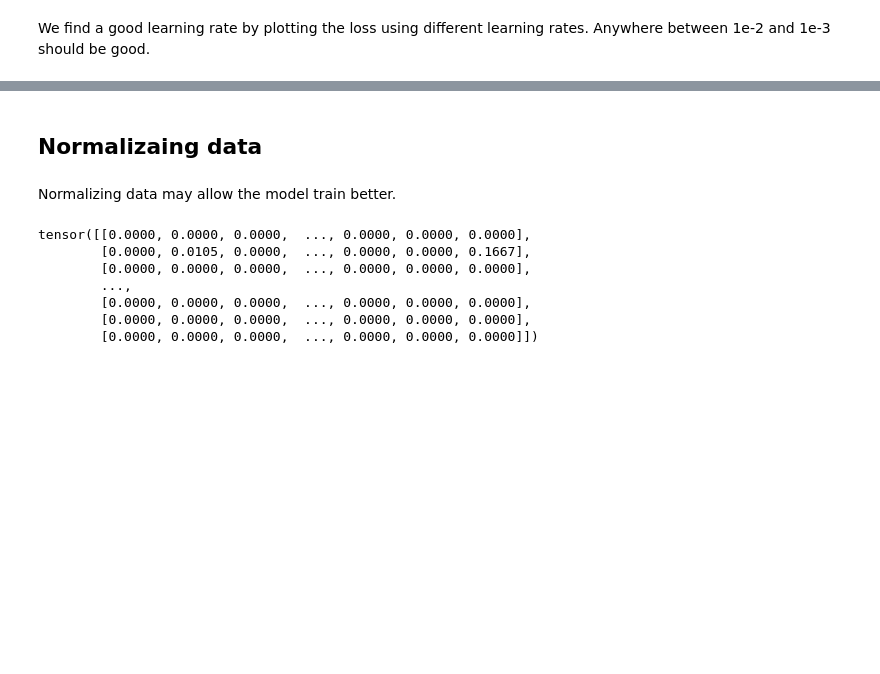
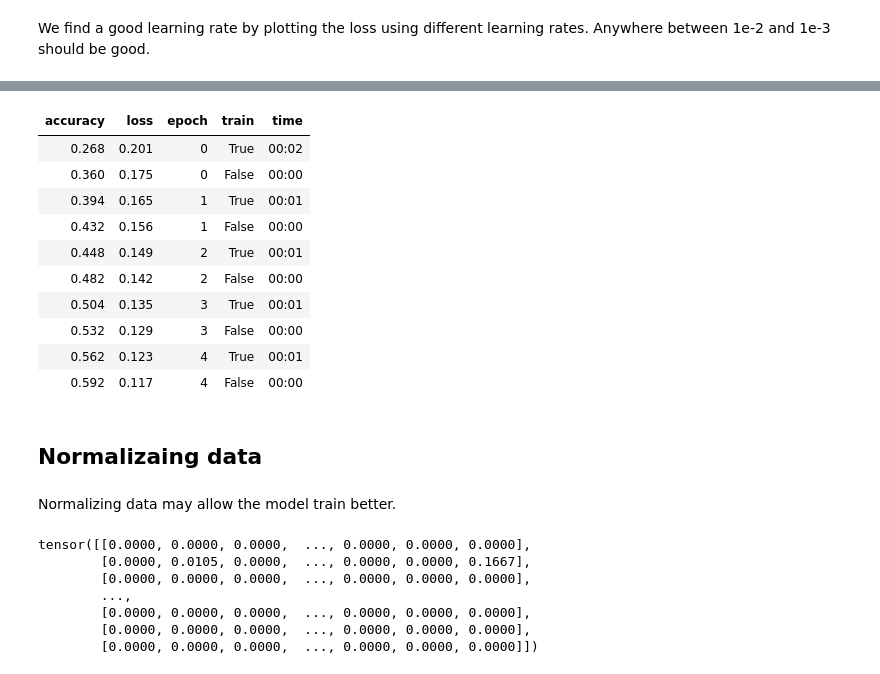
Before and after one commit to galopyz/hprc, a Jupyter notebook: Circadian-Copy1.ipynb, the cells around one changed output, grey strips where cells are left out. Saved outputs shown, nothing was run; the diff lists cells and outputs as text; code cells hidden in the pictures; blank space fills up the shorter version.

```diff
--- a/Circadian.ipynb
+++ b/Circadian-Copy1.ipynb
@@ -211,3 +285,28 @@ learn.fit(5)
+# %%
+set_seed(42)
+model = nn.Sequential(*[
+    nn.Linear(3000, 100),
+    nn.ReLU(),
+    nn.Linear(100, 100),
+    nn.ReLU(),
+    nn.Linear(100, 5),
+    nn.Sigmoid()
+])
+# %%
+learn = TrainLearner(model, dls, lr=1e-3, loss_func=F.mse_loss, cbs=cbs)
+learn.fit(5)
+# %% [output]
+| accuracy | loss | epoch | train | time |
+| 0.268 | 0.201 | 0 | True | 00:02 |
+| 0.360 | 0.175 | 0 | False | 00:00 |
+| 0.394 | 0.165 | 1 | True | 00:01 |
+| 0.432 | 0.156 | 1 | False | 00:00 |
+| 0.448 | 0.149 | 2 | True | 00:01 |
+| 0.482 | 0.142 | 2 | False | 00:00 |
+| 0.504 | 0.135 | 3 | True | 00:01 |
+| 0.532 | 0.129 | 3 | False | 00:00 |
+| 0.562 | 0.123 | 4 | True | 00:01 |
+| 0.592 | 0.117 | 4 | False | 00:00 |
 # %% [markdown]
 ## Normalizaing data
 # %% [markdown]
```
Also changed, not shown: parts of 35 cells of this notebook, 2 other files.
